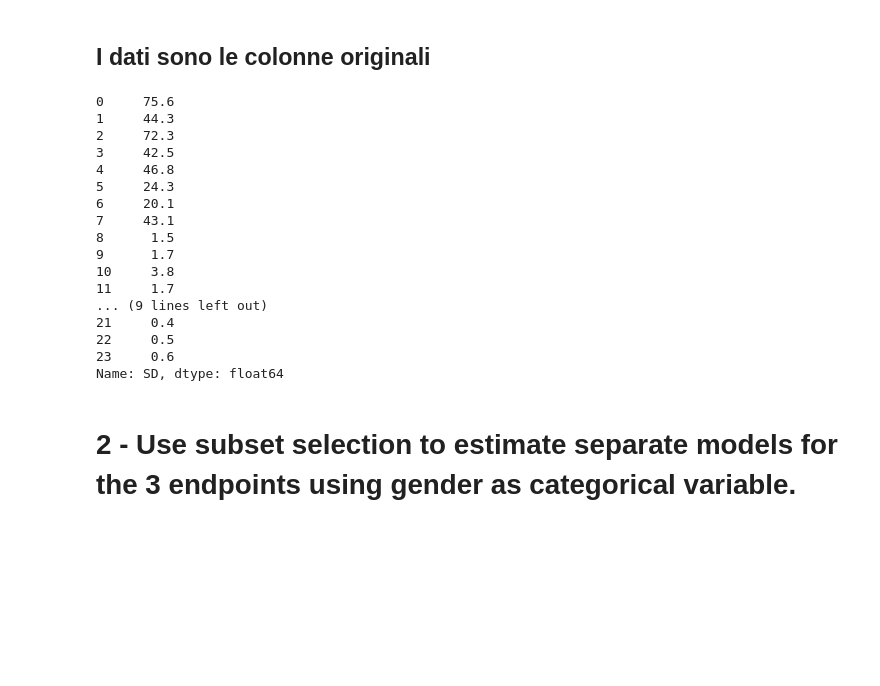
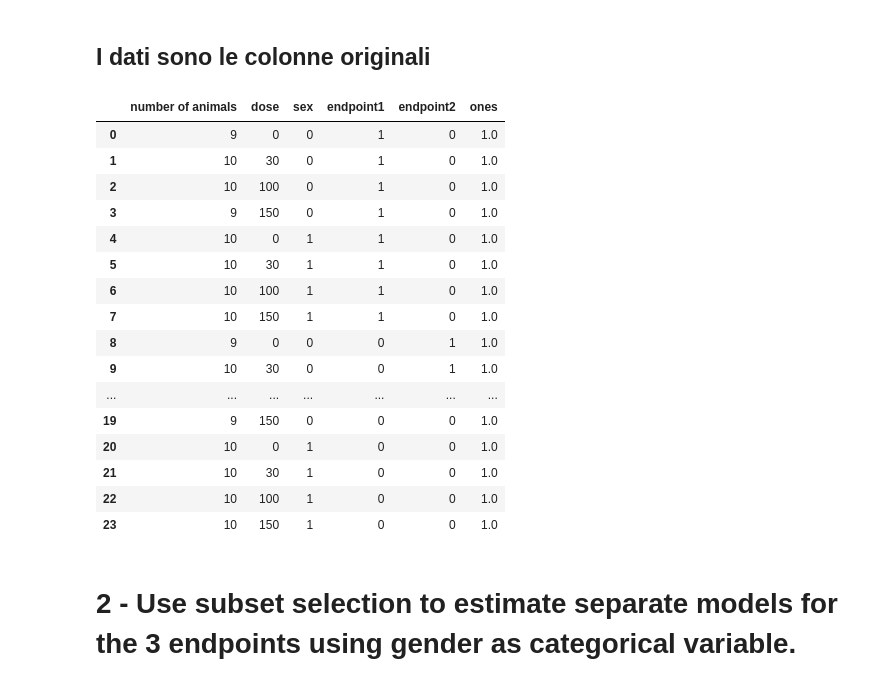
Before and after one commit to AndreaPrati98/EFSA_study, a Jupyter notebook: ciccione.ipynb, the cells around one changed output. Cells and saved outputs as stored; diff of their text form; code cells hidden in the pictures; blank space fills up the shorter version.

```diff
--- a/ciccione.ipynb
+++ b/ciccione.ipynb
@@ -83,26 +83,26 @@ X["endpoint1"] = endpoint1.astype("int")
 X["endpoint2"] = endpoint2.astype("int")
 X = X.drop(columns=["endpoint"])
 X["ones"] = np.ones((X.shape[0],1))
-# %%
-weights
-# %% [output]
-0     75.6
-1     44.3
-2     72.3
-3     42.5
-4     46.8
-5     24.3
-6     20.1
-7     43.1
-8      1.5
-9      1.7
-10     3.8
-11     1.7
-... (9 lines left out)
-21     0.4
-22     0.5
-23     0.6
-Name: SD, dtype: float64
+# %%
+ X
+# %% [output]
+|  | number of animals | dose | sex | endpoint1 | endpoint2 | ones |
+| 0 | 9 | 0 | 0 | 1 | 0 | 1.0 |
+| 1 | 10 | 30 | 0 | 1 | 0 | 1.0 |
+| 2 | 10 | 100 | 0 | 1 | 0 | 1.0 |
+| 3 | 9 | 150 | 0 | 1 | 0 | 1.0 |
+| 4 | 10 | 0 | 1 | 1 | 0 | 1.0 |
+| 5 | 10 | 30 | 1 | 1 | 0 | 1.0 |
+| 6 | 10 | 100 | 1 | 1 | 0 | 1.0 |
+| 7 | 10 | 150 | 1 | 1 | 0 | 1.0 |
+| 8 | 9 | 0 | 0 | 0 | 1 | 1.0 |
+| 9 | 10 | 30 | 0 | 0 | 1 | 1.0 |
+| ... | ... | ... | ... | ... | ... | ... |
+| 19 | 9 | 150 | 0 | 0 | 0 | 1.0 |
+| 20 | 10 | 0 | 1 | 0 | 0 | 1.0 |
+| 21 | 10 | 30 | 1 | 0 | 0 | 1.0 |
+| 22 | 10 | 100 | 1 | 0 | 0 | 1.0 |
+| 23 | 10 | 150 | 1 | 0 | 0 | 1.0 |
 # %% [markdown]
 <h1>2 - Use subset selection to estimate separate models for the 3 endpoints using gender as categorical variable.</h1>
 # %% [markdown]
```
Also changed, not shown: parts of 3 cells of this notebook, 1 other file.
